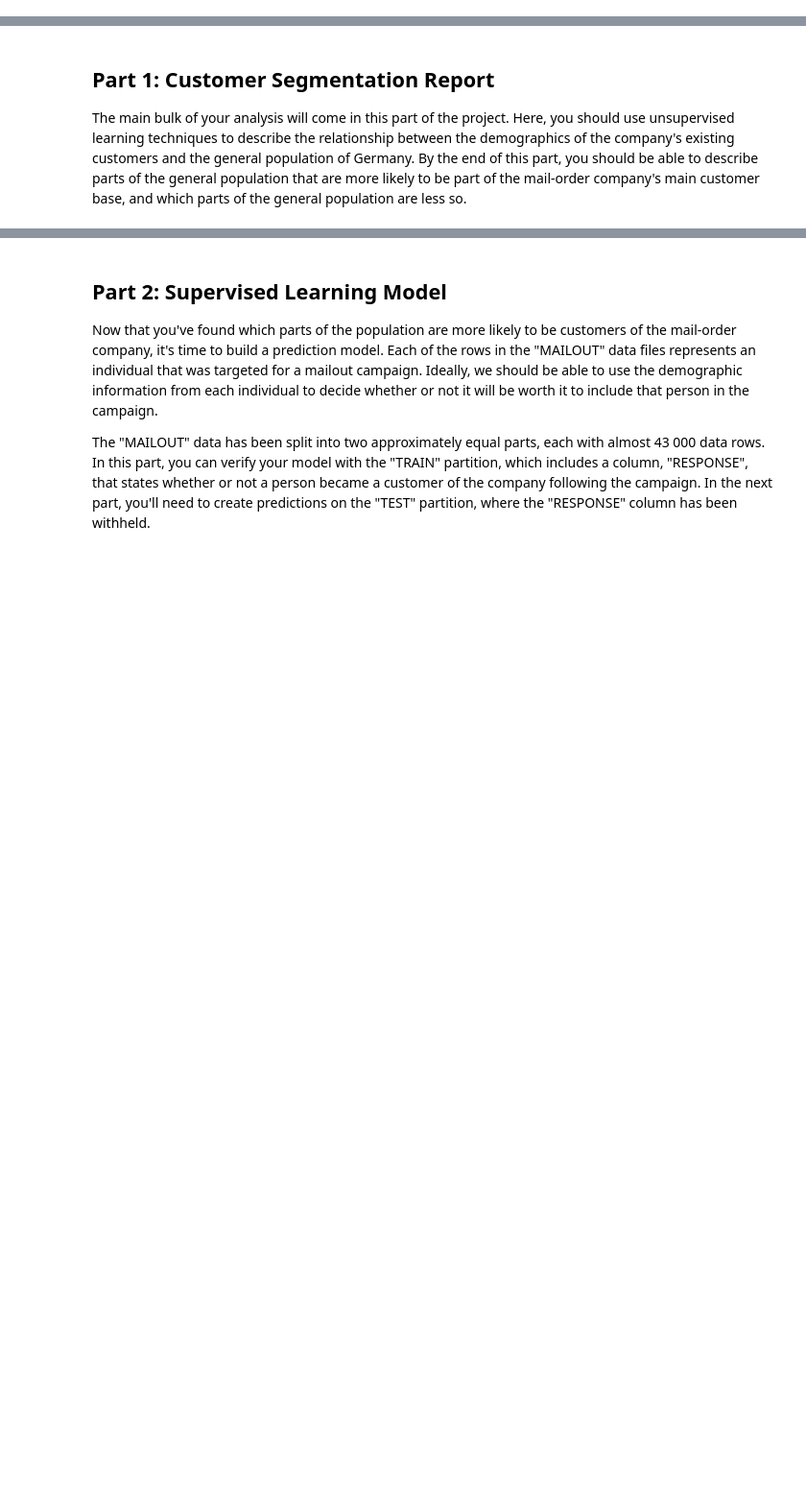
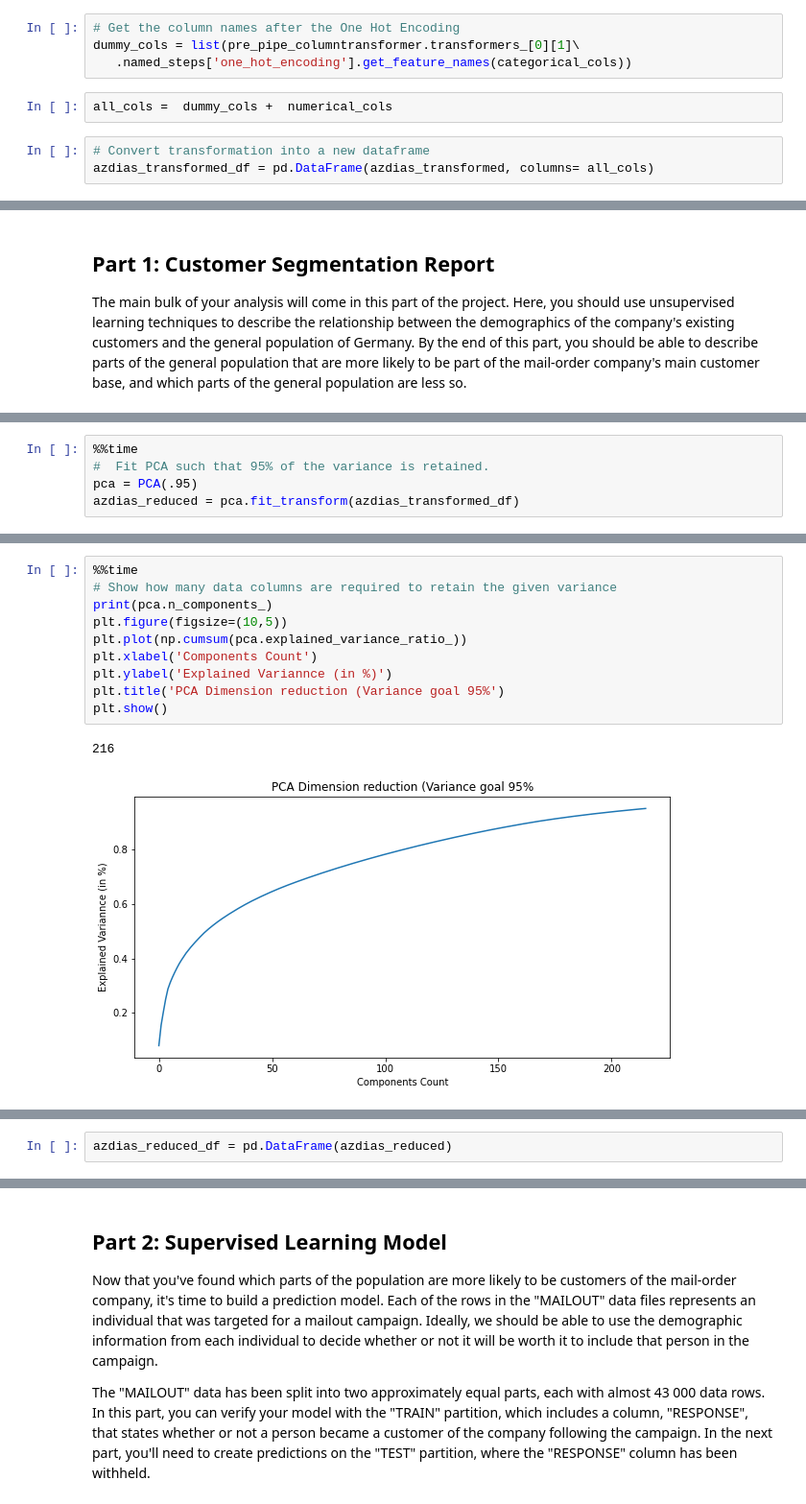
Before and after one commit to DanielIBK/Capstone_Arvato_Project, a Jupyter notebook: Arvato Project Workbook.ipynb, the cells around one changed output, grey strips where cells are left out. Shown at 96% size. Saved outputs shown, nothing was run; the diff lists cells and outputs as text; blank space fills up the shorter version.

```diff
--- a/Arvato Project Workbook.ipynb
+++ b/Arvato Project Workbook.ipynb
@@ -149,0 +410,9 @@ def clean_dataframe(df, cols_drop, test):
+# %%
+# Get the column names after the One Hot Encoding
+dummy_cols = list(pre_pipe_columntransformer.transformers_[0][1]\
+   .named_steps['one_hot_encoding'].get_feature_names(categorical_cols))
+# %%
+all_cols =  dummy_cols +  numerical_cols
+# %%
+# Convert transformation into a new dataframe
+azdias_transformed_df = pd.DataFrame(azdias_transformed, columns= all_cols)
@@ -153,0 +433,5 @@ The main bulk of your analysis will come in this part of the project. Here, you
+# %%
+%%time
+#  Fit PCA such that 95% of the variance is retained.
+pca = PCA(.95)
+azdias_reduced = pca.fit_transform(azdias_transformed_df)
@@ -153,0 +440,13 @@ The main bulk of your analysis will come in this part of the project. Here, you
+# %%
+%%time
+# Show how many data columns are required to retain the given variance
+print(pca.n_components_)
+plt.figure(figsize=(10,5))
+plt.plot(np.cumsum(pca.explained_variance_ratio_))
+plt.xlabel('Components Count')
+plt.ylabel('Explained Variannce (in %)')
+plt.title('PCA Dimension reduction (Variance goal 95%')
+plt.show()
+# %% [output]
+216
+[figure, added]
@@ -153,0 +454,2 @@ The main bulk of your analysis will come in this part of the project. Here, you
+# %%
+azdias_reduced_df = pd.DataFrame(azdias_reduced)
```
Also changed, not shown: parts of 70 cells of this notebook, 1 other file.
